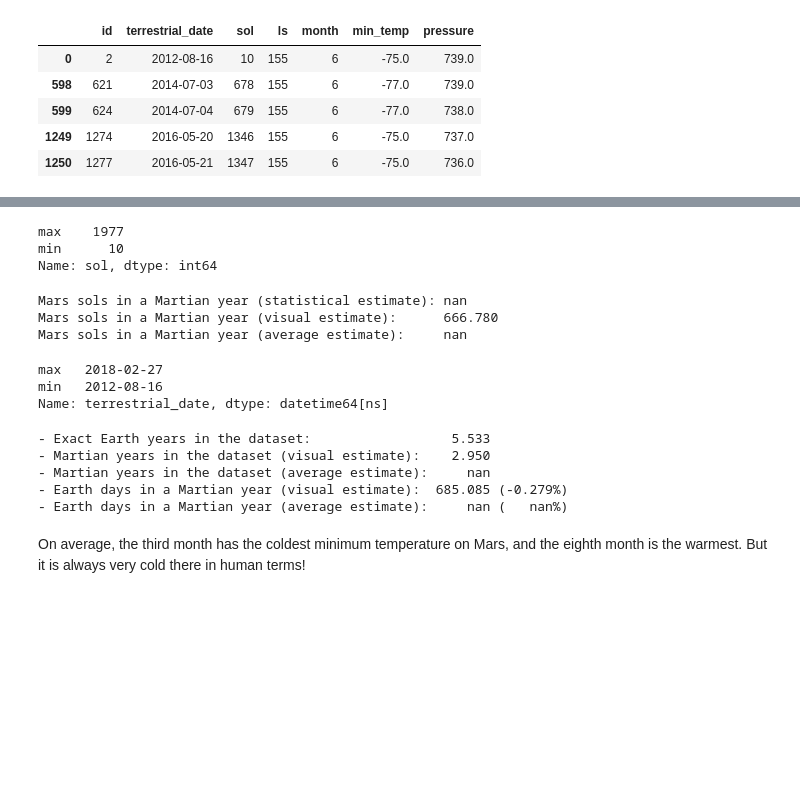
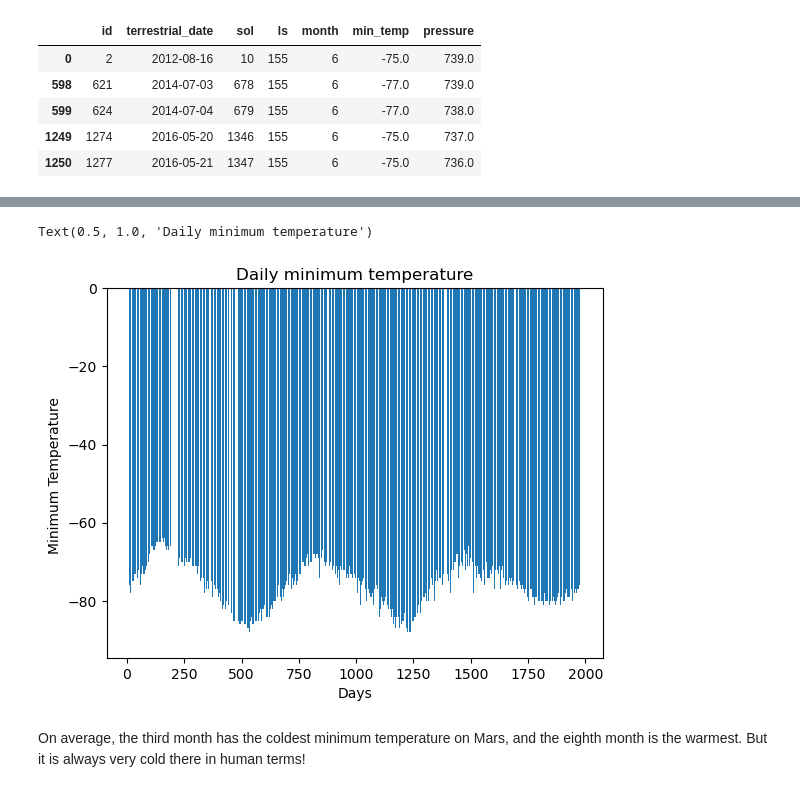
Before and after one commit to imrtech/Mission-to-Mars, a Jupyter notebook: part_2_mars_weather.ipynb, the cells around one changed output, grey strips where cells are left out. Saved outputs shown, nothing was run; the diff lists cells and outputs as text; code cells hidden in the pictures; blank space fills up the shorter version.

```diff
--- a/part_2_mars_weather.ipynb
+++ b/part_2_mars_weather.ipynb
@@ -315,45 +314,0 @@ print(f'In one Martial year, nearly ',one_martial_year,'pass on Earth')
-# %%
-# From: 'https://mars.nasa.gov/resources/21392/mars-in-a-minute-how-long-is-a-year-on-mars/'
-# The Earth zips around the Sun at about 67,000 miles per hour, making a full revolution in about
-# 365 days - one year on Earth. Mars is a little slower, and farther from the sun, so a full circuit
-# takes 687 Earth days - or one Mars year.
-# takes 24 hrs 39 minutes and 35 seconds in 1 Martian day. A Martian day (referred to as “sol”) is
-# approximately 40 minutes longer than a day on Earth. In decimal form, there are 24.66 hours in 1 martian day
-
-
-sols = 0
-for mm in range (nb_of_months):
-    sol_duration = df.loc[df['month'] == mm, 'sol'].max() - df.loc[df['month'] == mm, 'sol'].min()
-    sols += (sol_duration / 24.66)
-
-# number of Martian days included in the dataset
-print(df['sol'].agg(['max', 'min']))
-sol_range = df['sol'].max() - df['sol'].min()
-# %% [output]
-max    1977
-min      10
-Name: sol, dtype: int64
-# %%
-# total orbital periods (= total Martian years)
-mars_year = sol_range / sols
-# Visually estimate the result from the daily minimum temperature plots
-visual_mars_year = [2.9, 3.0, mars_year]
-avg_visual_mars_year = np.mean(visual_mars_year[:2])
-avg_mars_year = np.mean(visual_mars_year)
-print(
-    f'Mars sols in a Martian year (statistical estimate): {sols:.3f}\n'
-    f'Mars sols in a Martian year (visual estimate):      {sol_range/avg_visual_mars_year:.3f}\n'
-    f'Mars sols in a Martian year (average estimate):     {sol_range/avg_mars_year:.3f}'
-)
-# %% [output]
-Mars sols in a Martian year (statistical estimate): nan
-Mars sols in a Martian year (visual estimate):      666.780
-Mars sols in a Martian year (average estimate):     nan
-# %%
-# 5. How many terrestrial (earth) days are there in a Martian year?
-print(df['terrestrial_date'].agg(['max', 'min']))
-tday_range = (df['terrestrial_date'].max() - df['terrestrial_date'].min()).days
-# %% [output]
-max   2018-02-27
-min   2012-08-16
-Name: terrestrial_date, dtype: datetime64[ns]
@@ -367,14 +315,13 @@ pct_avg_period_diff = (avg_sols_to_earthdays / ref_period - 1)*100
-# %%
-print(
-    f'- Exact Earth years in the dataset:                {earth_year:7.3f}\n'
-    f'- Martian years in the dataset (visual estimate):  {avg_visual_mars_year:7.3f}\n'
-    f'- Martian years in the dataset (average estimate): {avg_mars_year:7.3f}\n'
-    f'- Earth days in a Martian year (visual estimate):  {visual_sols_to_earthdays:7.3f} ({pct_visual_period_diff:6.3f}%)\n'
-    f'- Earth days in a Martian year (average estimate): {avg_sols_to_earthdays:7.3f} ({pct_avg_period_diff:6.3f}%)'
-)
-# %% [output]
-- Exact Earth years in the dataset:                  5.533
-- Martian years in the dataset (visual estimate):    2.950
-- Martian years in the dataset (average estimate):     nan
-- Earth days in a Martian year (visual estimate):  685.085 (-0.279%)
-- Earth days in a Martian year (average estimate):     nan (   nan%)
+# %%
+# Visually estimate the result by plotting the daily minimum temperature.
+plt.bar(df['sol'],df['min_temp'])
+
+# Create labels for the x and y axes.
+plt.xlabel("Days")
+plt.ylabel("Minimum Temperature ")
+
+# Create title
+plt.title('Daily minimum temperature')
+# %% [output]
+Text(0.5, 1.0, 'Daily minimum temperature')
+[figure, added]
```
Also changed, not shown: parts of 4 cells of this notebook.
